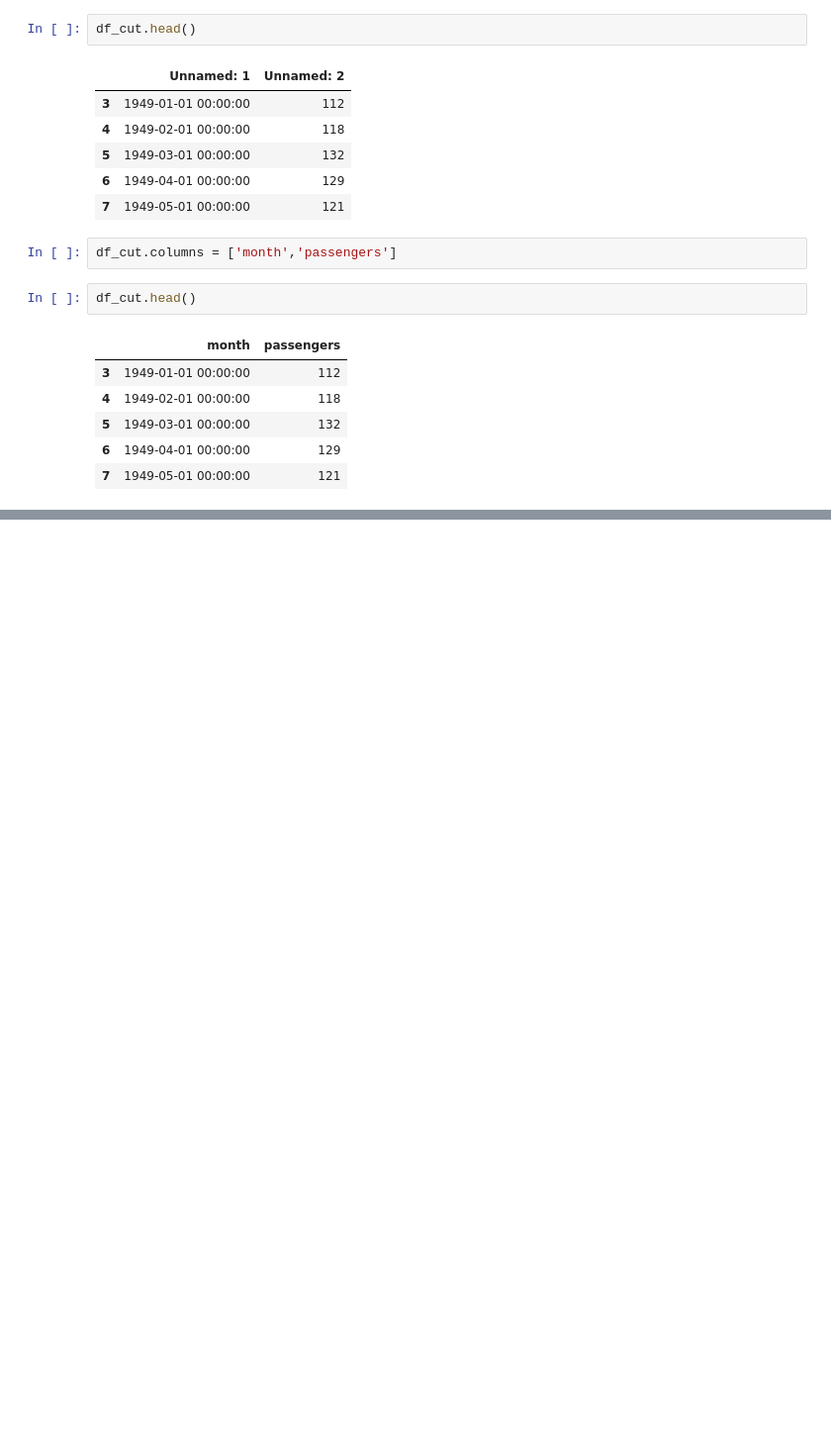
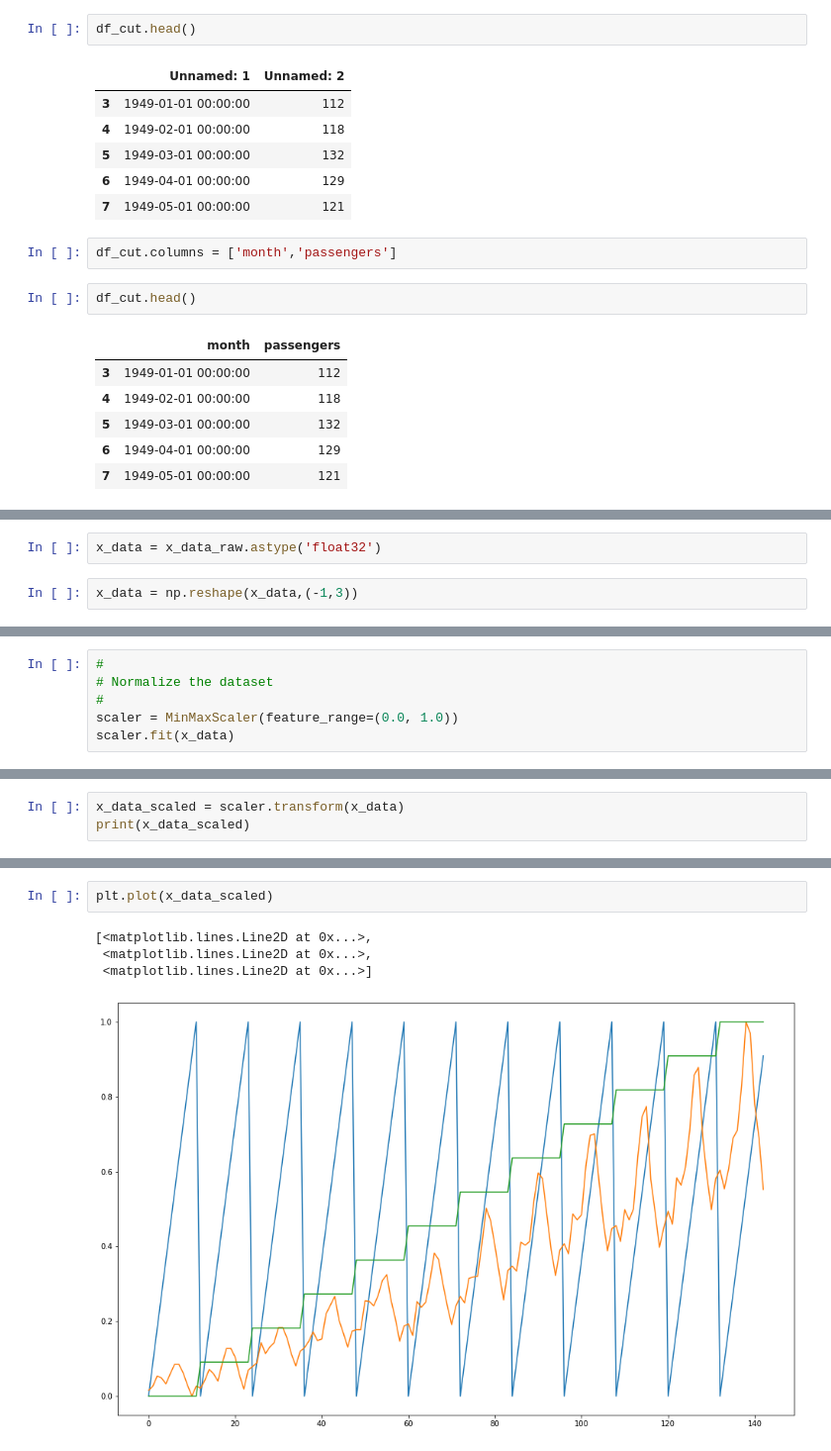
Before and after one commit to ditomax/mlwifianwender, a Jupyter notebook: 09 Anwendungsbeispiel Import of data from excel and time series prediction.ipynb, the cells around one changed output, grey strips where cells are left out. Shown: that part at 99% size. Saved outputs shown, nothing was run; the diff lists cells and outputs as text; blank space fills up the shorter version.

```diff
--- a/09 Anwendungsbeispiel Import of data from excel and time series prediction.ipynb
+++ b/09 Anwendungsbeispiel Import of data from excel and time series prediction.ipynb
@@ -124,0 +367,4 @@ ValueError: view limit minimum -35681.55 is less than 1 and is an invalid Matplo
+# %%
+x_data = x_data_raw.astype('float32')
+# %%
+x_data = np.reshape(x_data,(-1,3))
@@ -124,0 +391,6 @@ ValueError: view limit minimum -35681.55 is less than 1 and is an invalid Matplo
+# %%
+#
+# Normalize the dataset
+#
+scaler = MinMaxScaler(feature_range=(0.0, 1.0))
+scaler.fit(x_data)
@@ -124,0 +399,3 @@ ValueError: view limit minimum -35681.55 is less than 1 and is an invalid Matplo
+# %%
+x_data_scaled = scaler.transform(x_data)
+print(x_data_scaled)
@@ -124,0 +420,7 @@ ValueError: view limit minimum -35681.55 is less than 1 and is an invalid Matplo
+# %%
+plt.plot(x_data_scaled)
+# %% [output]
+[<matplotlib.lines.Line2D at 0x...>,
+ <matplotlib.lines.Line2D at 0x...>,
+ <matplotlib.lines.Line2D at 0x...>]
+[figure, added]
```
Also changed, not shown: parts of 52 cells of this notebook, 1 other file.
